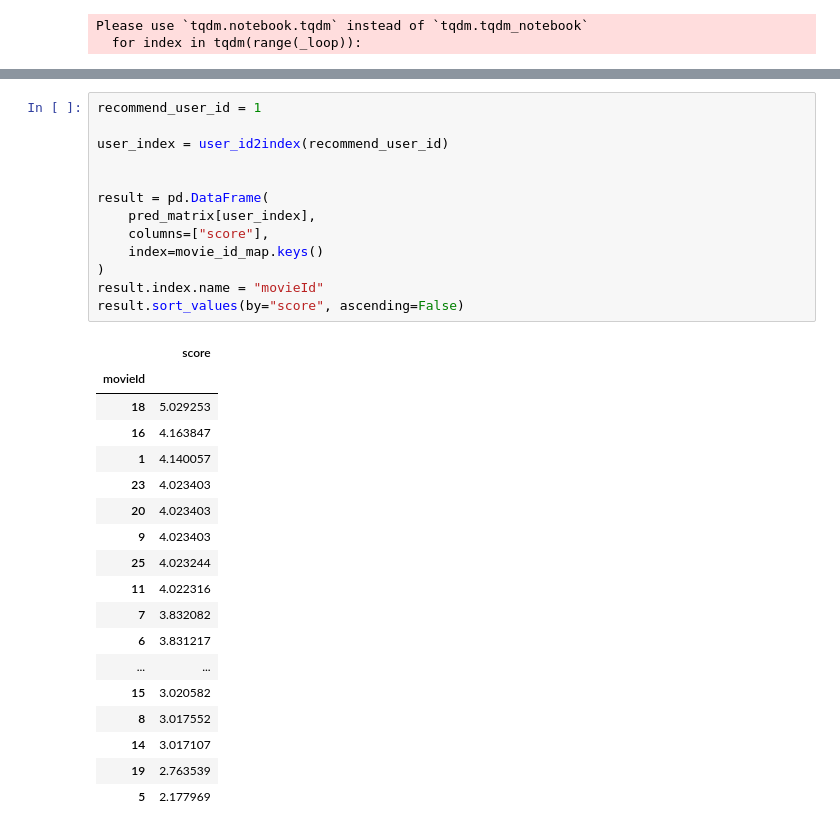
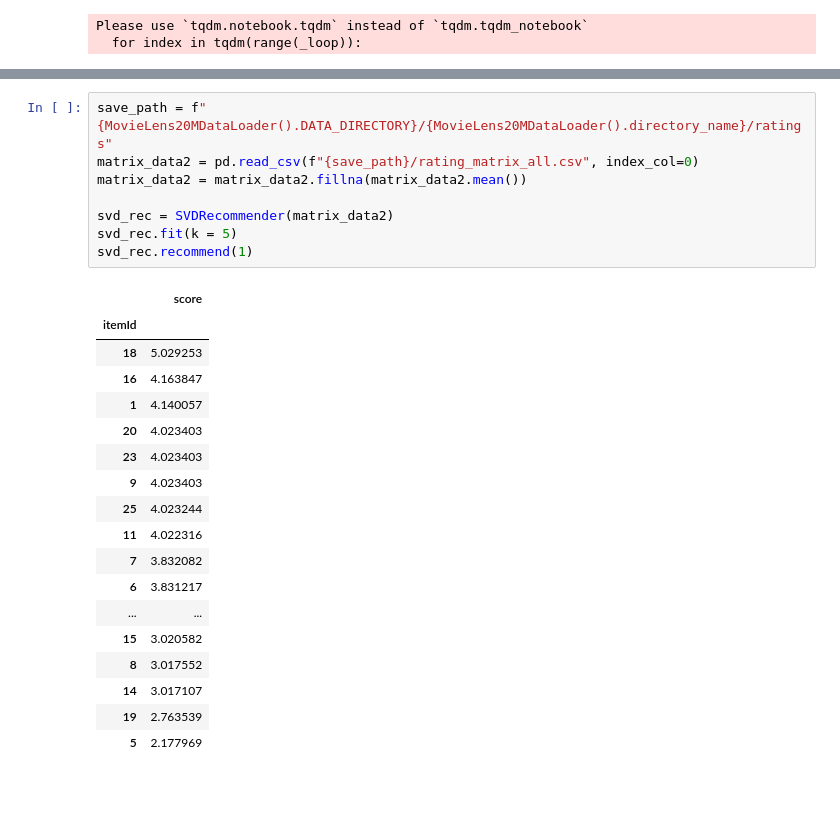
Before and after one commit to rtr-x8/basic-recommender, a Jupyter notebook: notebook/svd.ipynb, the cells around one changed output, grey strips where cells are left out. Saved outputs shown, nothing was run; the diff lists cells and outputs as text; blank space fills up the shorter version.

```diff
--- a/notebook/svd.ipynb
+++ b/notebook/svd.ipynb
@@ -222,32 +101,27 @@ def movie_id2index(id):
-# %%
-recommend_user_id = 1
-
-user_index = user_id2index(recommend_user_id)
-
-
-result = pd.DataFrame(
-    pred_matrix[user_index],
-    columns=["score"],
-    index=movie_id_map.keys()
-)
-result.index.name = "movieId"
-result.sort_values(by="score", ascending=False)
-# %% [output]
-|  | score |
-| movieId |  |
-| 18 | 5.029253 |
-| 16 | 4.163847 |
-| 1 | 4.140057 |
-| 23 | 4.023403 |
-| 20 | 4.023403 |
-| 9 | 4.023403 |
-| 25 | 4.023244 |
-| 11 | 4.022316 |
-| 7 | 3.832082 |
-| 6 | 3.831217 |
-| ... | ... |
-| 15 | 3.020582 |
-| 8 | 3.017552 |
-| 14 | 3.017107 |
-| 19 | 2.763539 |
-| 5 | 2.177969 |
+# %%
+save_path = f"{MovieLens20MDataLoader().DATA_DIRECTORY}/{MovieLens20MDataLoader().directory_name}/ratings"
+matrix_data2 = pd.read_csv(f"{save_path}/rating_matrix_all.csv", index_col=0)
+matrix_data2 = matrix_data2.fillna(matrix_data2.mean())
+
+svd_rec = SVDRecommender(matrix_data2)
+svd_rec.fit(k = 5)
+svd_rec.recommend(1)
+# %% [output]
+|  | score |
+| itemId |  |
+| 18 | 5.029253 |
+| 16 | 4.163847 |
+| 1 | 4.140057 |
+| 20 | 4.023403 |
+| 23 | 4.023403 |
+| 9 | 4.023403 |
+| 25 | 4.023244 |
+| 11 | 4.022316 |
+| 7 | 3.832082 |
+| 6 | 3.831217 |
+| ... | ... |
+| 15 | 3.020582 |
+| 8 | 3.017552 |
+| 14 | 3.017107 |
+| 19 | 2.763539 |
+| 5 | 2.177969 |
```
Also changed, not shown: parts of 7 cells of this notebook, 3 other files.
